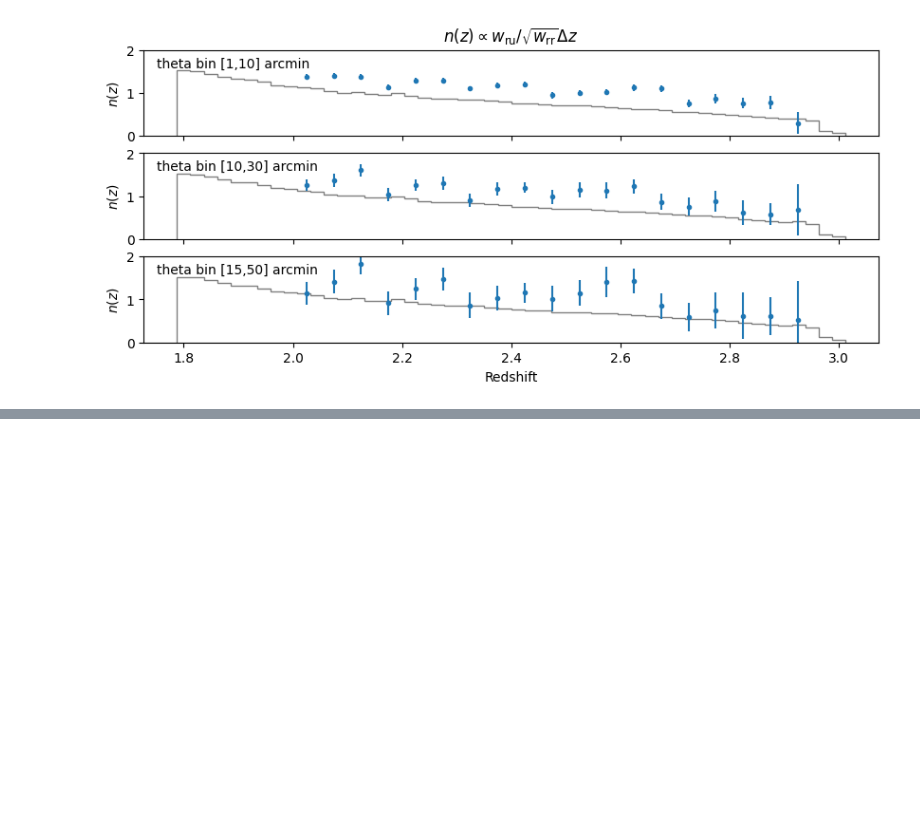
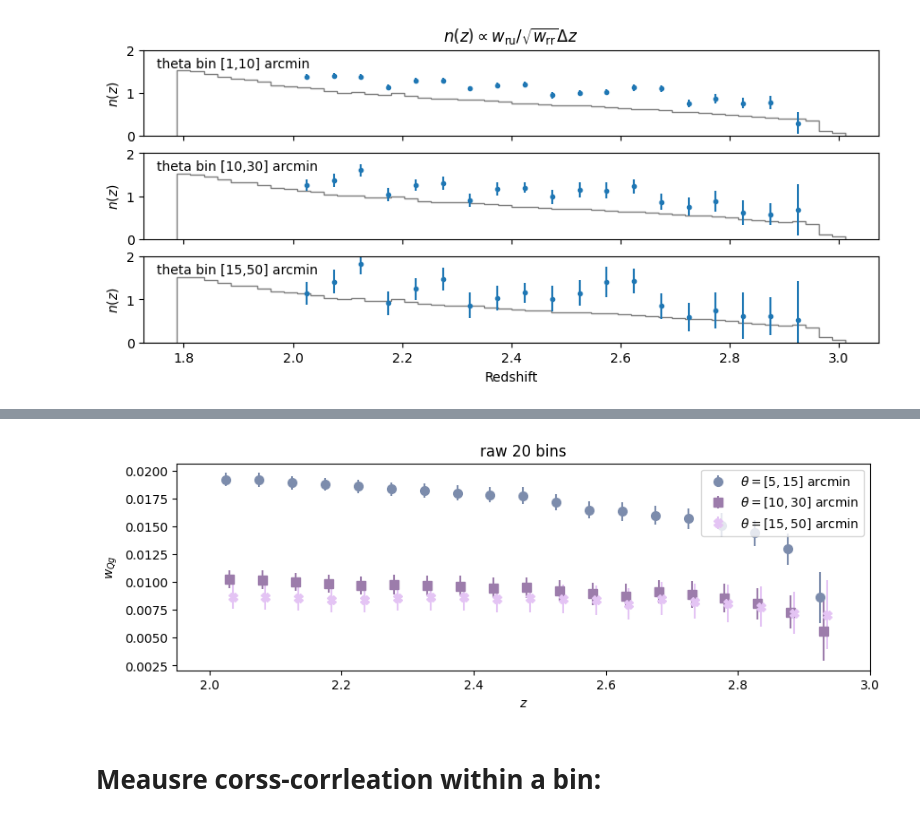
Before and after one commit to hangqianjun/lya_forest_clustering_z, a Jupyter notebook: notebooks/yaw_pipeline_test_raw-nbin20.ipynb, the cells around one changed output, grey strips where cells are left out. Saved outputs shown, nothing was run; the diff lists cells and outputs as text; code cells hidden in the pictures; blank space fills up the shorter version.

```diff
--- a/notebooks/yaw_pipeline_test_raw-nbin20.ipynb
+++ b/notebooks/yaw_pipeline_test_raw-nbin20.ipynb
@@ -316,0 +408,9 @@ pl.stairs(nz_norm,nz_edges, color='r', alpha=0.5)
+# %%
+saveroot = outroot + f"run-{sim_num}/"
+path_unknown = saveroot + f"catalogue/{type_tag}{unk_tag}-zmin-{unk_zcut[0]}-zmax-{unk_zcut[1]}.fits"
+path_reference = saveroot + f"catalogue{ref_tag}/delta-{sim_mode_tag}.fits"
+path_unk_rand = "/pscratch/sd/q/qhang/desi-lya/random-catalogue-overlap-w-z.fits"
+# %%
+zbins = [2,3,20]
+edges = np.linspace(float(zbins[0]), float(zbins[1]), int(zbins[2])+1)
+zsamp = (edges[1:] + edges[:-1])/2.
@@ -316,0 +506,32 @@ pl.stairs(nz_norm,nz_edges, color='r', alpha=0.5)
+# %%
+# load results:
+w_sp= []
+for ii in range(len(theta_min)):
+    cts_pp = yaw.CorrFunc.from_file(saveroot + f"yaw-20bin/w_sp-QSO-raw-theta-min-{theta_min[ii]}-max-{theta_max[ii]}.hdf5")
+    w_sp.append(cts_pp)
+# %%
+fig,axarr=pl.subplots(figsize=[10,3])
+fmt=['o','s','X']
+color=['#7c8cac','#9c7cab','#e4c4f4']
+#label=["Picca", "LyCAN"]
+Nbins=20
+
+mode = "raw"
+for jj in range(len(theta_min)):
+    label = f"$\\theta = [{theta_min[jj]}, {theta_max[jj]}]$ arcmin"
+    pl.errorbar(zsamp + jj*0.005, w_sp[jj].sample().data,
+               yerr = w_sp[jj].sample().error, fmt=fmt[jj], label=label,color=color[jj],markersize=7)
+pl.title(mode + f" {Nbins} bins")
+
+
+#pl.plot([1.8,3.0],[1,1],'k-')
+#pl.stairs(nz_norm,nz_edges, color='k', label='truth')
+pl.xlim([1.95,3.0])
+#pl.ylim([0.6, 1.1])
+
+pl.legend()
+pl.xlabel("$z$")
+pl.ylabel("$w_{Qg}$")
+pl.savefig("../plots/w_Qg-scales-20bin-raw.pdf", bbox_inches="tight")
+# %% [output]
+[figure, added]
@@ -316,0 +540,2 @@ pl.stairs(nz_norm,nz_edges, color='r', alpha=0.5)
+# %% [markdown]
+# Meausre corss-corrleation within a bin:
```
Also changed, not shown: parts of 38 cells of this notebook, 27 other files.
